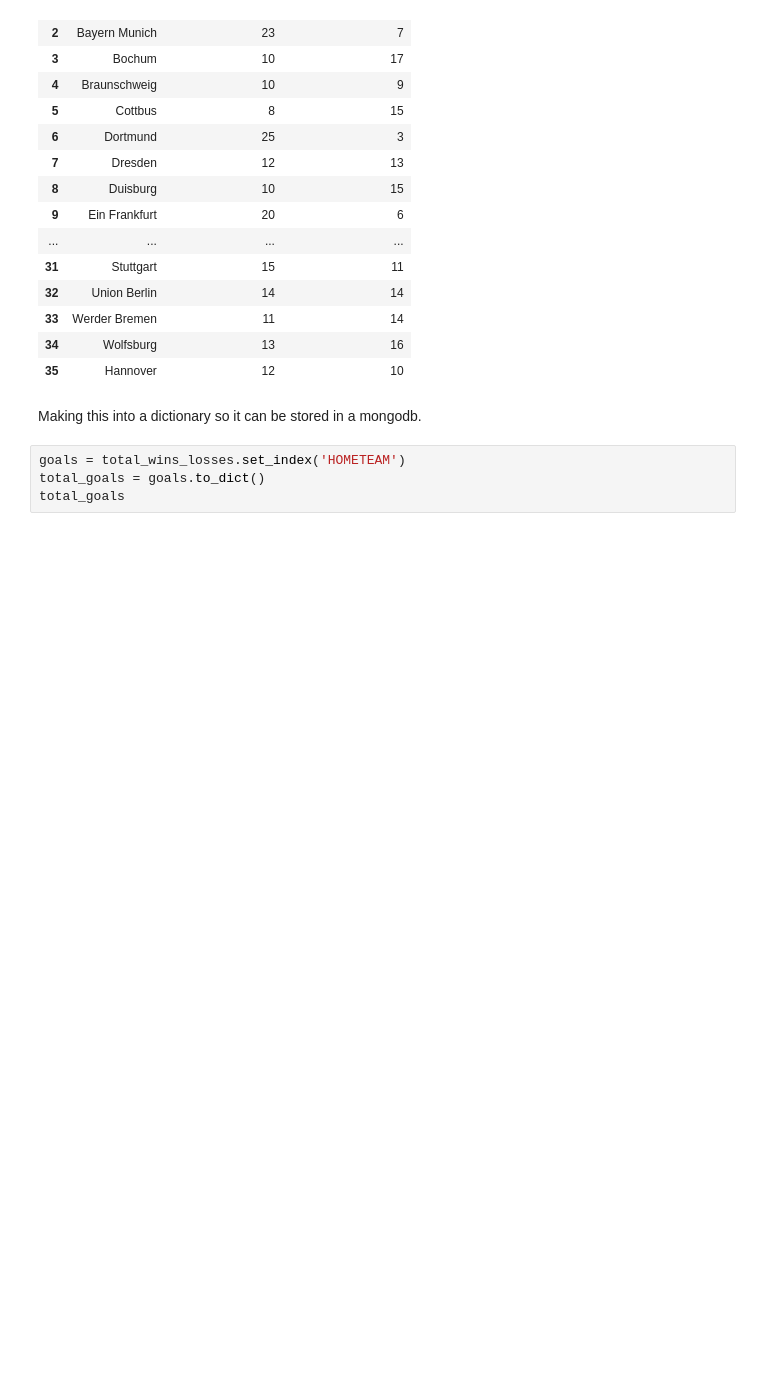
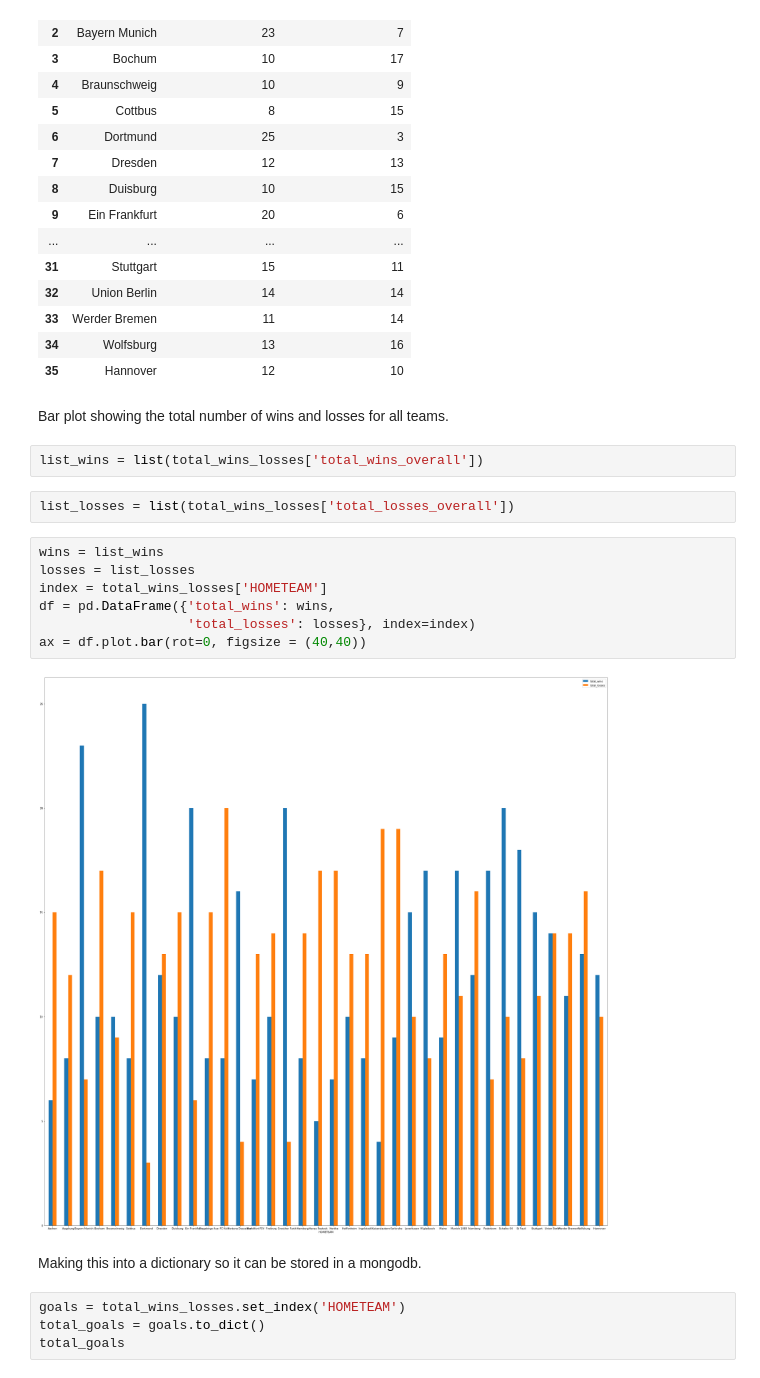
Before and after one commit to HeleneBu/london-ds-100719-M2-project-template, a Jupyter notebook: Project 2 neat - Helene.ipynb, the cells around one changed output. Cells and saved outputs as stored; diff of their text form; blank space fills up the shorter version.

Commit message:
visualisation added

```diff
--- a/Project 2 neat - Helene.ipynb
+++ b/Project 2 neat - Helene.ipynb
@@ -462,6 +466,21 @@ total_wins_losses.drop(['home_wins', 'hometeam', 'home_losses', 'AWAYTEAM', 'awa
 | 33 | Werder Bremen | 11 | 14 |
 | 34 | Wolfsburg | 13 | 16 |
 | 35 | Hannover | 12 | 10 |
+# %% [markdown]
+Bar plot showing the total number of wins and losses for all teams.
+# %%
+list_wins = list(total_wins_losses['total_wins_overall'])
+# %%
+list_losses = list(total_wins_losses['total_losses_overall'])
+# %%
+wins = list_wins
+losses = list_losses
+index = total_wins_losses['HOMETEAM']
+df = pd.DataFrame({'total_wins': wins,
+                   'total_losses': losses}, index=index)
+ax = df.plot.bar(rot=0, figsize = (40,40))
+# %% [output]
+[figure, added]
 # %% [markdown]
 Making this into a dictionary so it can be stored in a mongodb.
 # %%
```
Also changed, not shown: parts of 5 cells of this notebook.
